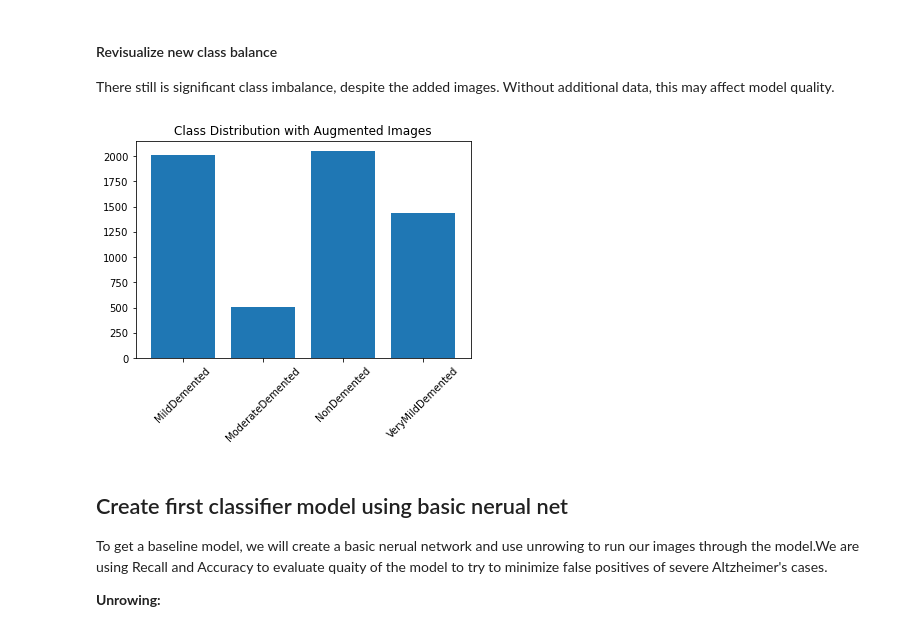
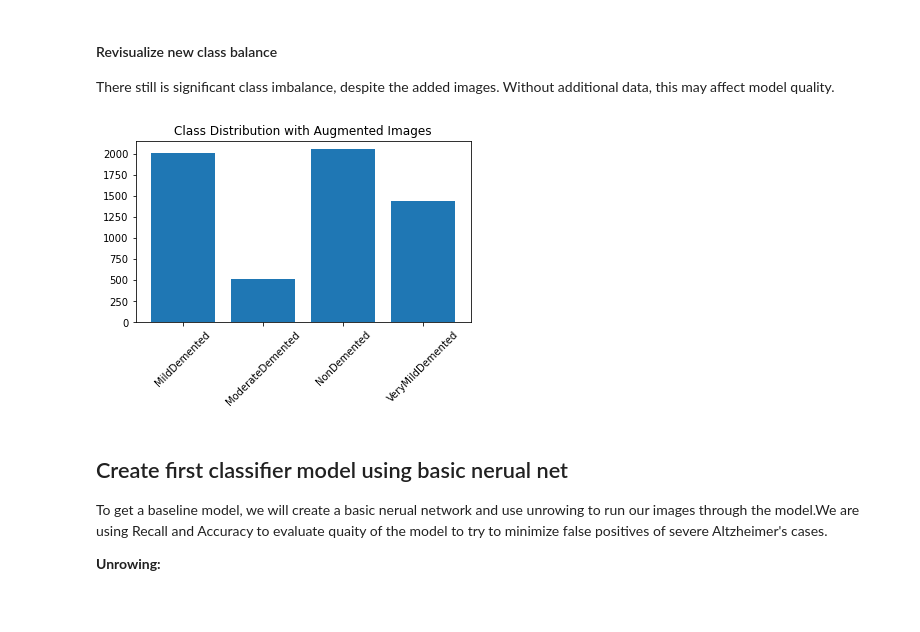
Before and after one commit to Jacobheyman702/Alzheimer_Image_classifier-, a Jupyter notebook: Image_analysis.ipynb, the cells around one changed output. Drawn from its saved outputs; the diff is of its cells as text; code cells hidden in the pictures.

Commit message:
fix image issue try 2

```diff
--- a/Image_analysis.ipynb
+++ b/Image_analysis.ipynb
@@ -356,11 +357,11 @@ There still is significant class imbalance, despite the added images. Without ad
 # %%
 plt.bar(['MildDemented','ModerateDemented','NonDemented','VeryMildDemented'], sum(train_labels_aug))
 plt.xticks(rotation=45)
 plt.title('Class Distribution with Augmented Images')
-plt.gcf().subplots_adjust(bottom=0.15)
+plt.gcf().subplots_adjust(bottom=0.25)
 plt.savefig('./images/class_balance_aug.png')
 # %% [output]
-[figure, old version]
+[figure, new version]
 # %% [markdown]
 ## Create first classifier model using basic nerual net
 
```
Also changed, not shown: parts of 1 cell of this notebook, 2 other files.
